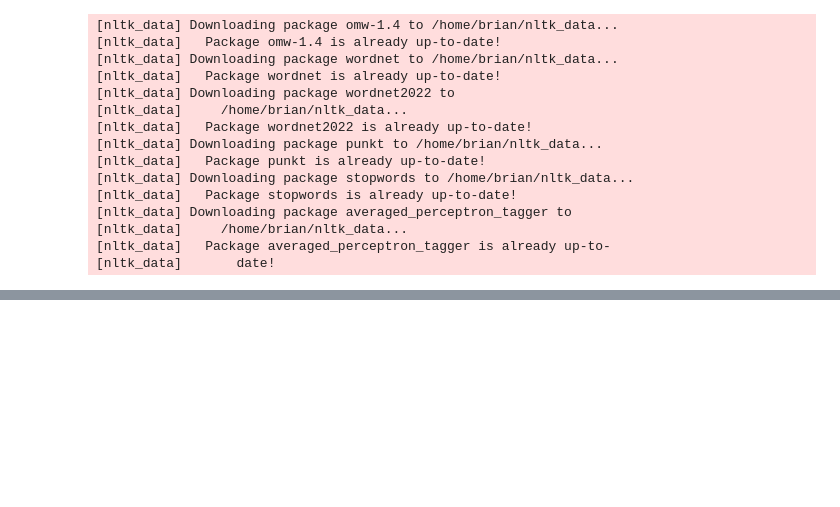
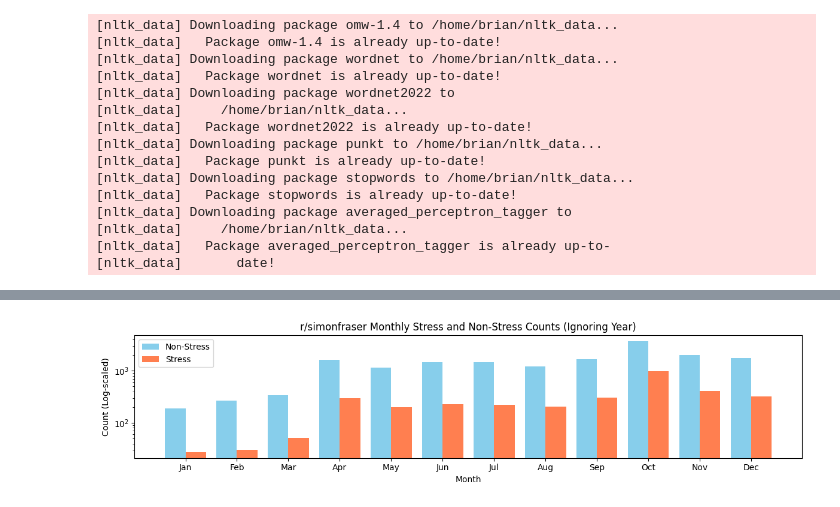
Before and after one commit to Yiran-Lu/CMPT733-Final-Project, a Jupyter notebook: inference.ipynb, the cells around one changed output, grey strips where cells are left out. Saved outputs shown, nothing was run; the diff lists cells and outputs as text; code cells hidden in the pictures; blank space fills up the shorter version.

```diff
--- a/inference.ipynb
+++ b/inference.ipynb
@@ -351,3 +282,36 @@ df_ubc = predict_stress_reddit(pd.read_json('datasets/reddit/ubco_submissions.zi
+# %%
+import pandas as pd
+import matplotlib.pyplot as plt
+import numpy as np
+
+def visualize_timeline_year(df):
+    df['created_time'] = pd.to_datetime(df['created_time'])
+
+    df['month'] = df['created_time'].dt.month
+
+    monthly_data = df.groupby('month')['stress'].value_counts().unstack(level=1).fillna(0)
+    monthly_data.columns = ['Non-Stress', 'Stress']
+
+    fig, ax = plt.subplots(figsize=(12, 3))
+    x = np.arange(1, 13)  # 1 through 12 for each month
+    ax.bar(x - 0.2, monthly_data['Non-Stress'], width=0.4, label='Non-Stress', align='center', color='skyblue')
+    ax.bar(x + 0.2, monthly_data['Stress'], width=0.4, label='Stress', align='center', color='coral')
+
+    ax.set_yscale('log')
+    ax.set_xlabel('Month')
+    ax.set_ylabel('Count (Log-scaled)')
+    ax.set_title('r/simonfraser Monthly Stress and Non-Stress Counts (Ignoring Year)')
+    ax.set_xticks(x)
+    ax.set_xticklabels(['Jan', 'Feb', 'Mar', 'Apr', 'May', 'Jun', 'Jul', 'Aug', 'Sep', 'Oct', 'Nov', 'Dec'])
+    ax.legend()
+
+    plt.tight_layout()
+    plt.savefig('demo.png', transparent=True,bbox_inches='tight')
+    plt.show()
+
+visualize_timeline_year(df_sfu)
+# %% [output]
+[figure, added]
 # %%
 import pandas as pd
 import matplotlib.pyplot as plt
```
Also changed, not shown: parts of 24 cells of this notebook.
